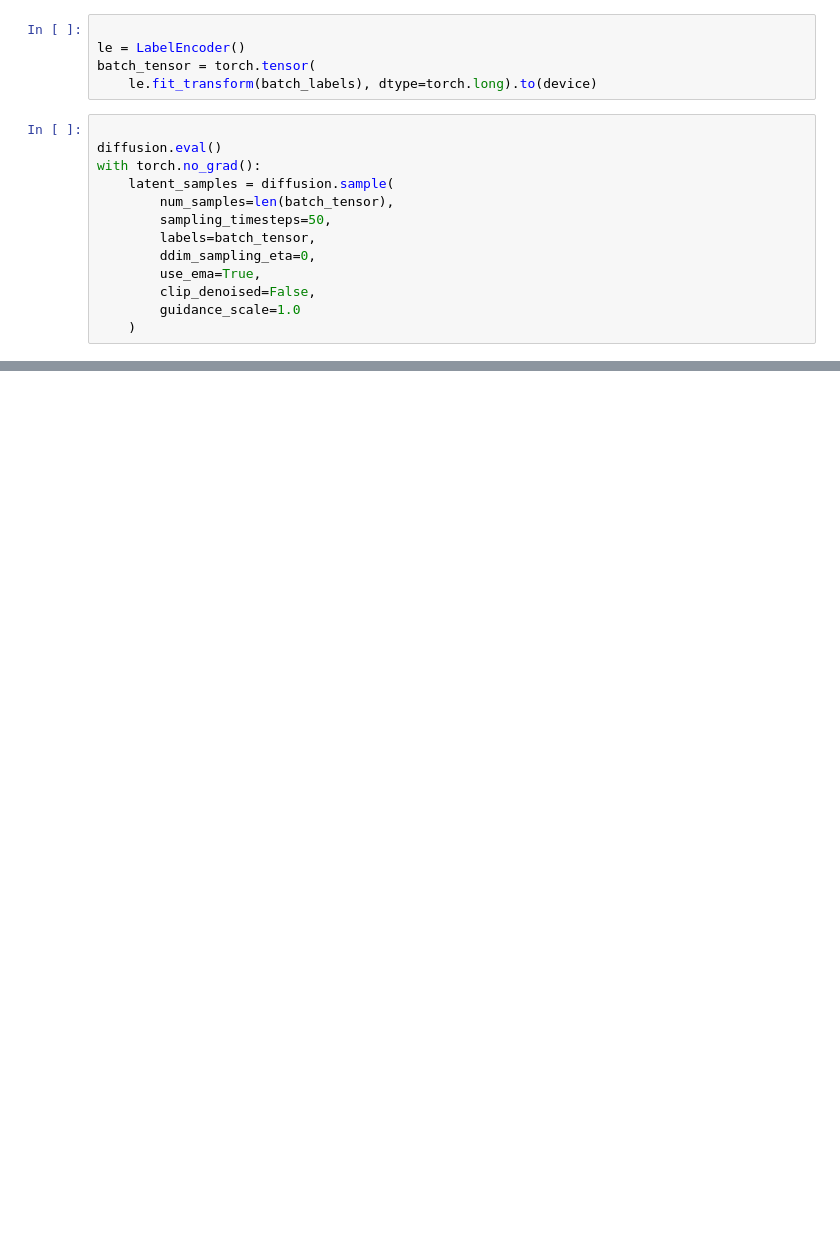
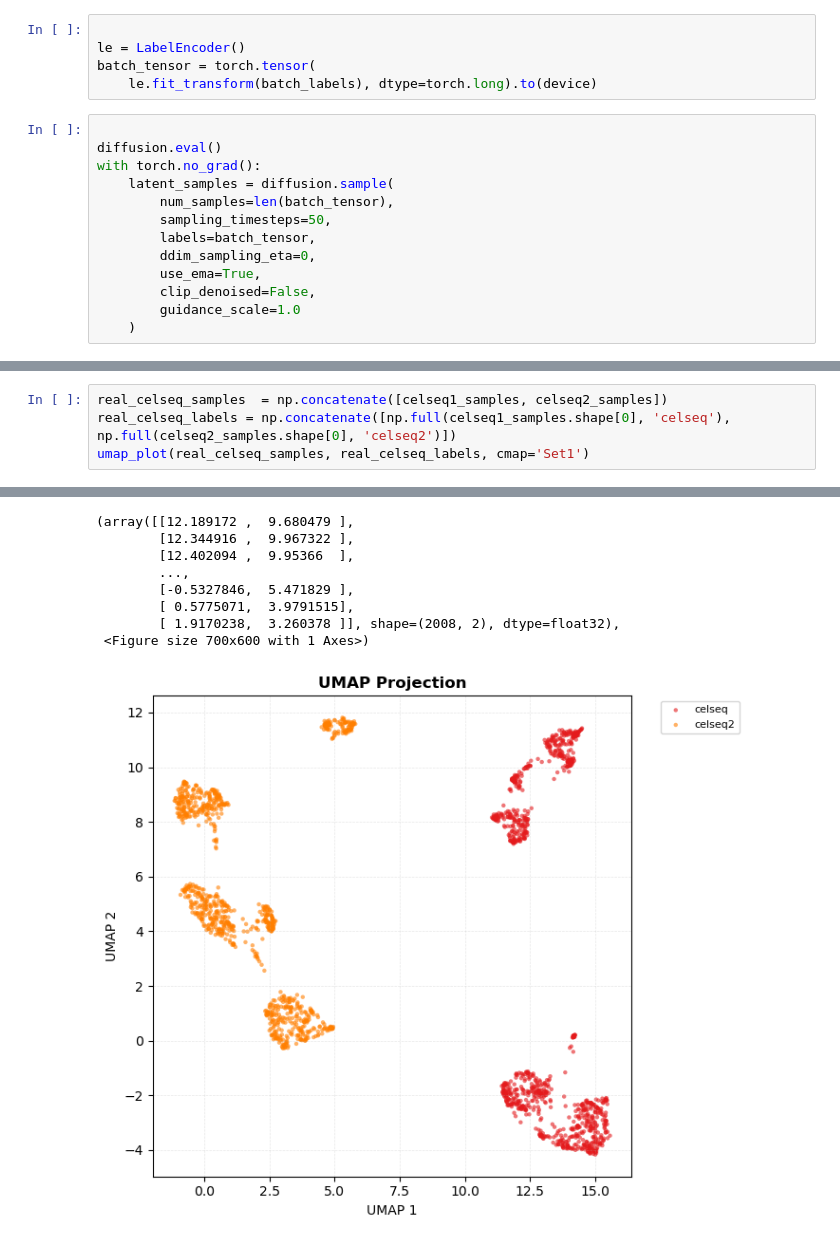
Before and after one commit to LangtianM/scDeepSim, a Jupyter notebook: experiments/batch_effect.ipynb, the cells around one changed output, grey strips where cells are left out. Saved outputs shown, nothing was run; the diff lists cells and outputs as text; blank space fills up the shorter version.

```diff
--- a/experiments/batch_effect.ipynb
+++ b/experiments/batch_effect.ipynb
@@ -411,0 +415,5 @@ UMAP completed. Generating visualizations...
+# %%
+real_celseq_samples  = np.concatenate([celseq1_samples, celseq2_samples])
+real_celseq_labels = np.concatenate([np.full(celseq1_samples.shape[0], 'celseq'), np.full(celseq2_samples.shape[0], 'celseq2')])
+umap_plot(real_celseq_samples, real_celseq_labels, cmap='Set1')
+# %% [output]
@@ -411,0 +421,9 @@ UMAP completed. Generating visualizations...
+(array([[12.189172 ,  9.680479 ],
+        [12.344916 ,  9.967322 ],
+        [12.402094 ,  9.95366  ],
+        ...,
+        [-0.5327846,  5.471829 ],
+        [ 0.5775071,  3.9791515],
+        [ 1.9170238,  3.260378 ]], shape=(2008, 2), dtype=float32),
+ <Figure size 700x600 with 1 Axes>)
+[figure, added]
```
Also changed, not shown: parts of 15 cells of this notebook, 1 other file.
